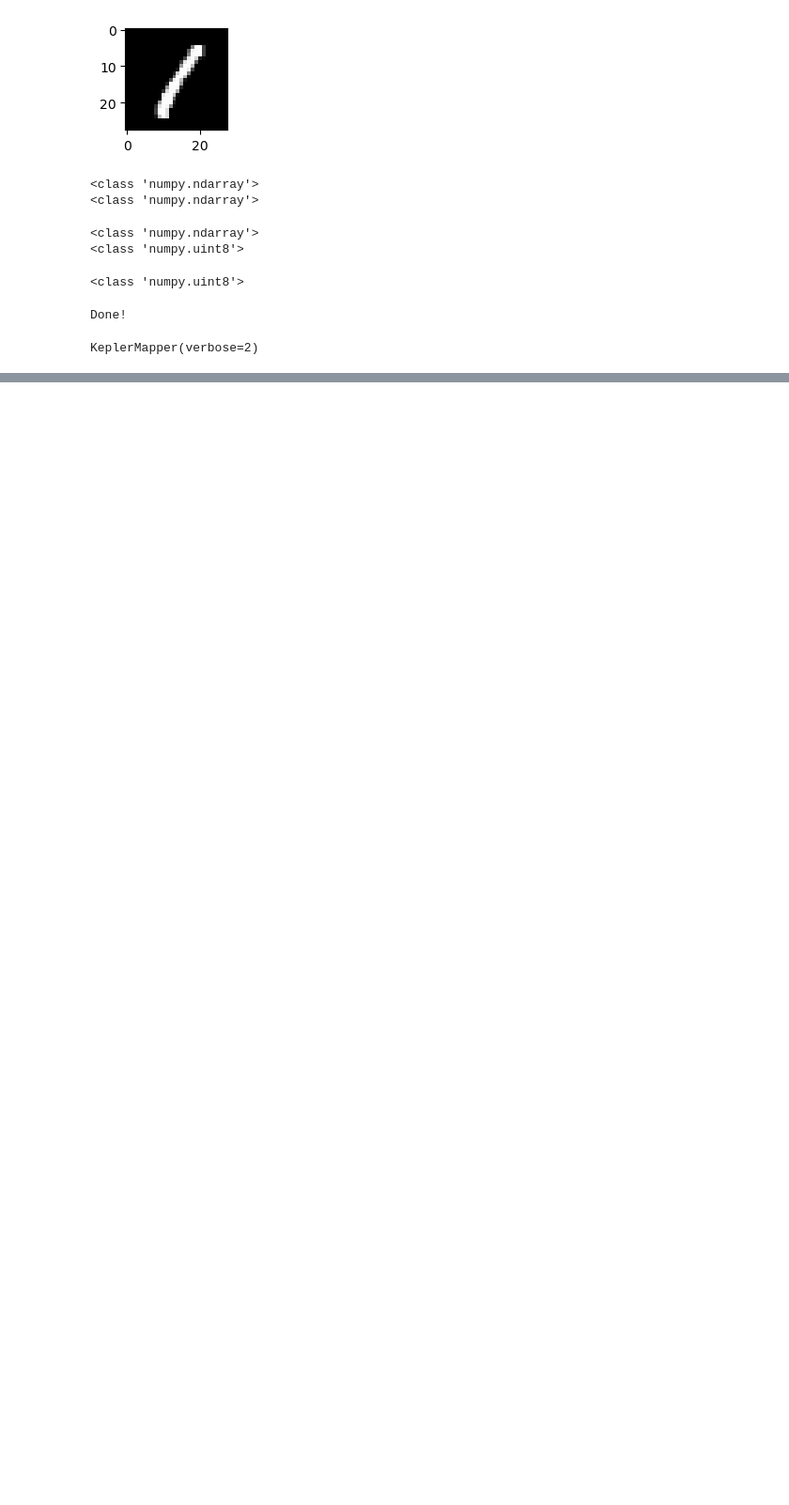
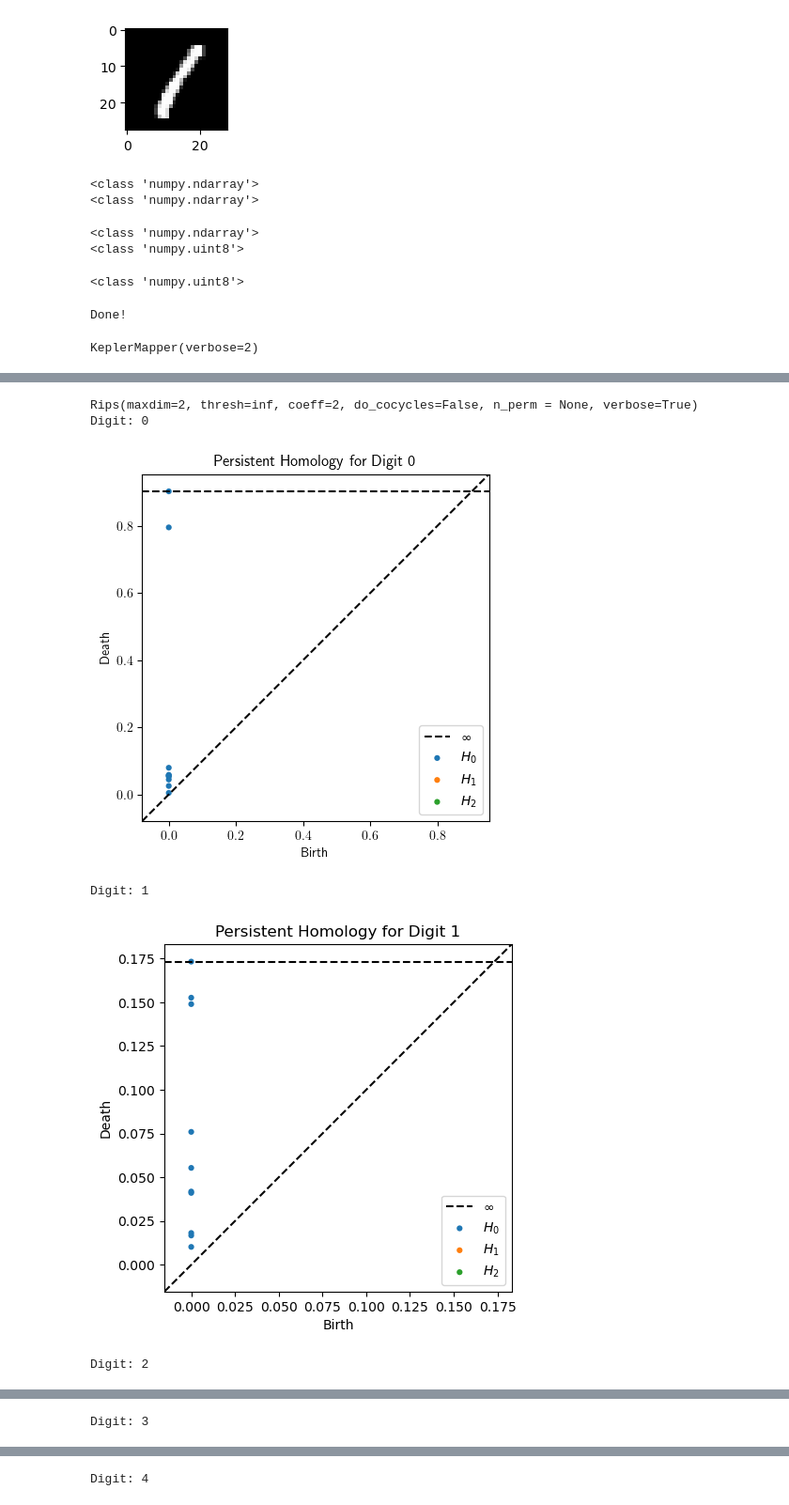
Before and after one commit to LumaDevelopment/ArtificialIntelligence, a Jupyter notebook: GraduateProject/Code/MNIST TDA.ipynb, the cells around one changed output, grey strips where cells are left out. Shown at 94% size. Saved outputs shown, nothing was run; the diff lists cells and outputs as text; code cells hidden in the pictures; blank space fills up the shorter version.

Commit message:
Updated Jupyter Notebook with experimentation in persistence homology and non-negative matrix factorization

```diff
--- a/GraduateProject/Code/MNIST TDA.ipynb
+++ b/GraduateProject/Code/MNIST TDA.ipynb
@@ -421,0 +425,34 @@ Wrote visualization to: 1712298043.390855/automatic_clustering_output.html
+# %%
+# Split projected data by digit
+projected_data_by_digit = dict()
+
+# Initialize an array for each digit
+for i in range(10):
+    projected_data_by_digit[i] = []
+
+# Sort projected data points into their respective digits
+for i in range(len(projected_data)):
+    digit = digits_for_data_raw[i]
+    projected_data_by_digit[digit].append(projected_data[i])
+
+# Convert arrays to numpy arrays
+for i in range(10):
+    projected_data_by_digit[i] = np.array(projected_data_by_digit[i])
+# %%
+rips = Rips(maxdim = 2)
+
+# Create a persistence diagram for each digit
+for i in range(10):
+    print("Digit: " + str(i))
+    diagrams = rips.fit_transform(projected_data_by_digit[i])
+    plt.figure()
+    rips.plot(diagrams)
+    plt.title(f"Persistent Homology for Digit {i}")
+    plt.show()
+# %% [output]
+Rips(maxdim=2, thresh=inf, coeff=2, do_cocycles=False, n_perm = None, verbose=True)
+Digit: 0
+[figure, added]
+Digit: 1
+[figure, added]
+Digit: 2
@@ -421,0 +460 @@ Wrote visualization to: 1712298043.390855/automatic_clustering_output.html
+Digit: 3
@@ -421,0 +462 @@ Wrote visualization to: 1712298043.390855/automatic_clustering_output.html
+Digit: 4
```
Also changed, not shown: parts of 15 cells of this notebook.
